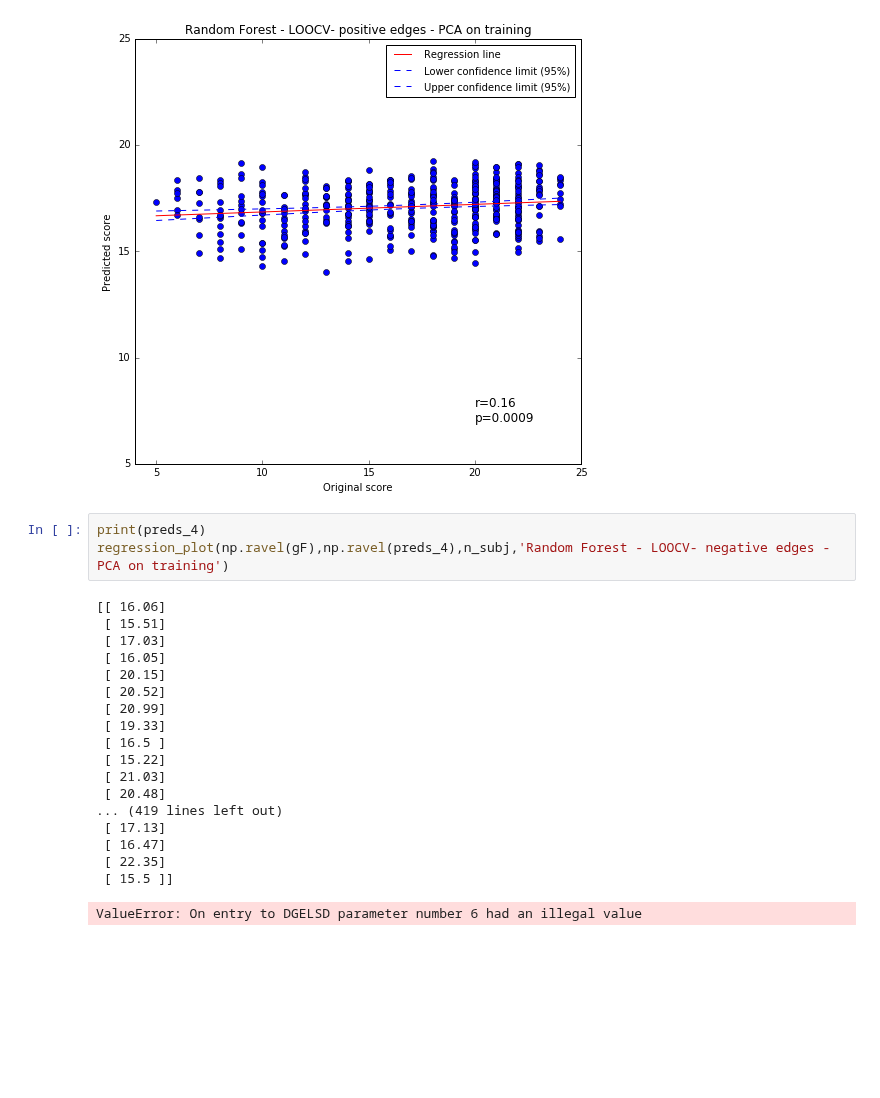
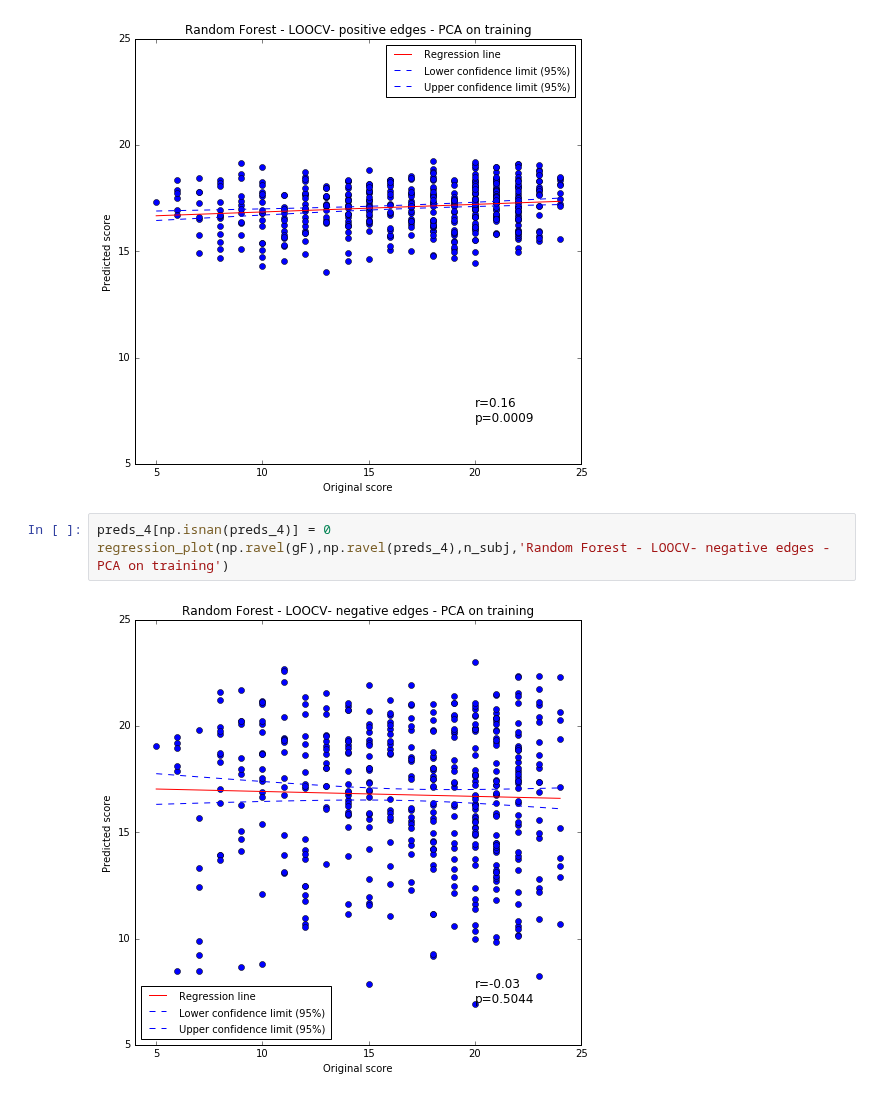
Before and after one commit to paola-g/iq_prediction, a Jupyter notebook: random_forest_ext.ipynb, the cells around one changed output. Drawn from its saved outputs; the diff is of its cells as text; blank space fills up the shorter version.

```diff
--- a/random_forest_ext.ipynb
+++ b/random_forest_ext.ipynb
@@ -306,25 +306,8 @@ regression_plot(np.ravel(gF),np.ravel(preds_3),n_subj,'Random Forest - LOOCV- po
 # %% [output]
 [figure]
 # %%
-print(preds_4)
+preds_4[np.isnan(preds_4)] = 0
 regression_plot(np.ravel(gF),np.ravel(preds_4),n_subj,'Random Forest - LOOCV- negative edges - PCA on training')
 # %% [output]
-[[ 16.06]
- [ 15.51]
- [ 17.03]
- [ 16.05]
- [ 20.15]
- [ 20.52]
- [ 20.99]
- [ 19.33]
- [ 16.5 ]
- [ 15.22]
- [ 21.03]
- [ 20.48]
-... (419 lines left out)
- [ 17.13]
- [ 16.47]
- [ 22.35]
- [ 15.5 ]]
-ValueError: On entry to DGELSD parameter number 6 had an illegal value
+[figure, added]
 # %%
```
Also changed, not shown: parts of 1 cell of this notebook.
